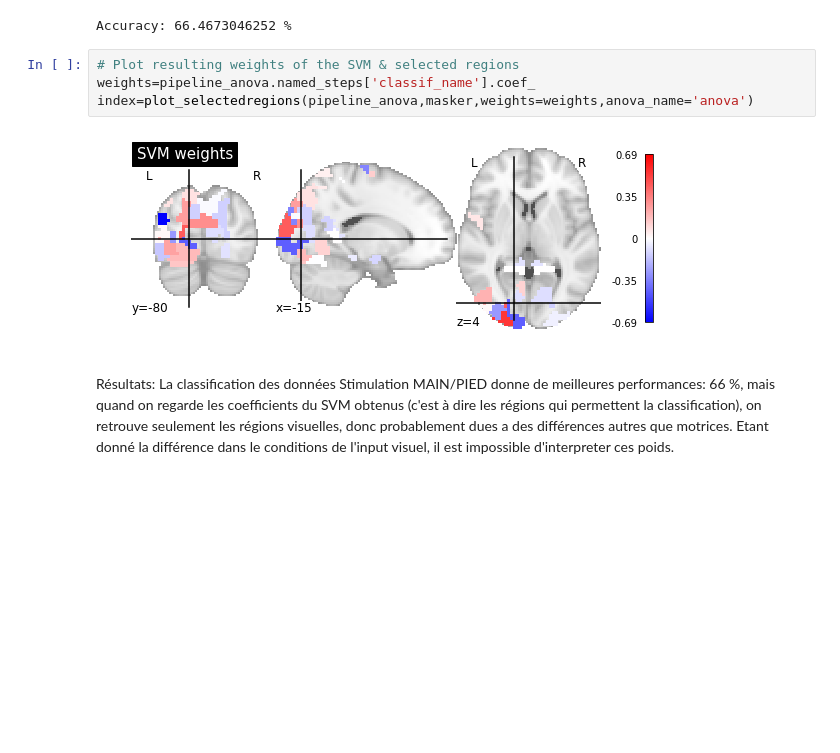
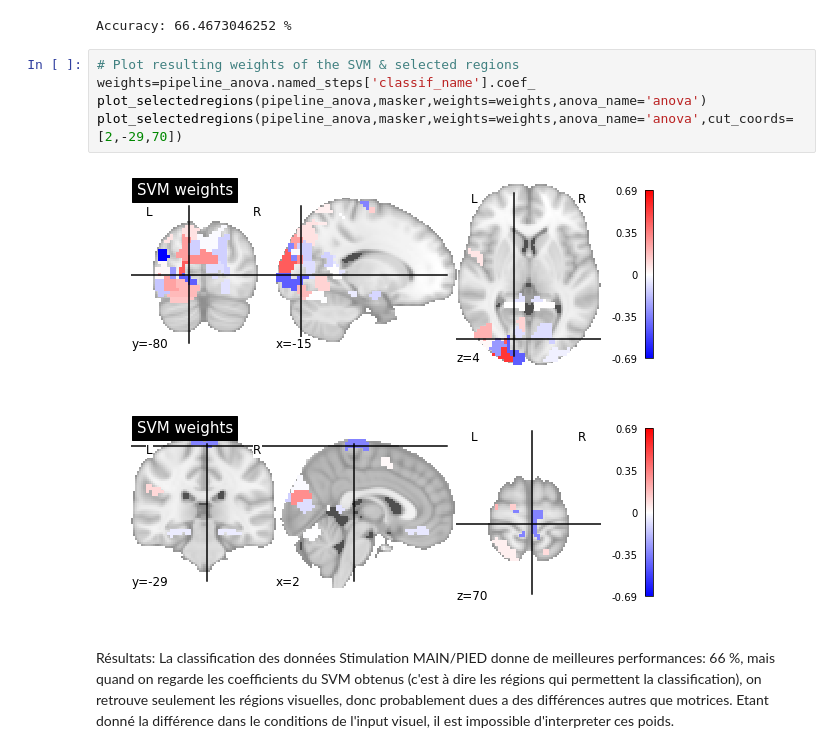
Before and after one commit to mmenoret/irm_marche, a Jupyter notebook: IRM_Marche_MainPied.ipynb, the cells around one changed output. Drawn from its saved outputs; the diff is of its cells as text; blank space fills up the shorter version.

```diff
--- a/IRM_Marche_MainPied.ipynb
+++ b/IRM_Marche_MainPied.ipynb
@@ -160,9 +160,11 @@ Accuracy: 66.4673046252 %
 # %%
 # Plot resulting weights of the SVM & selected regions
 weights=pipeline_anova.named_steps['classif_name'].coef_
-index=plot_selectedregions(pipeline_anova,masker,weights=weights,anova_name='anova')
+plot_selectedregions(pipeline_anova,masker,weights=weights,anova_name='anova')
+plot_selectedregions(pipeline_anova,masker,weights=weights,anova_name='anova',cut_coords=[2,-29,70])
 # %% [output]
 [figure]
+[figure, added]
 # %% [markdown]
 Résultats: La classification des données Stimulation MAIN/PIED donne de meilleures performances: 66 %,
 mais quand on regarde les coefficients du SVM obtenus (c'est à dire les régions qui permettent la classification),
```
Also changed, not shown: parts of 1 cell of this notebook.
